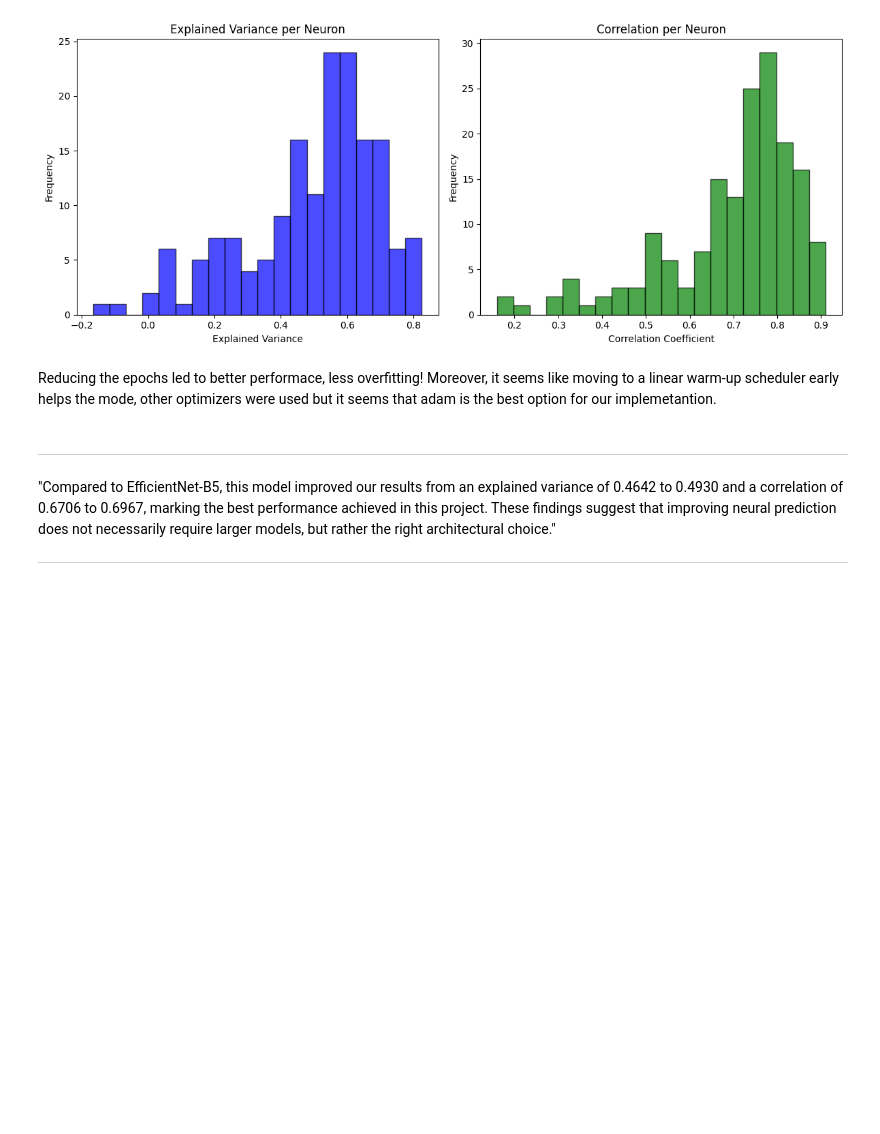
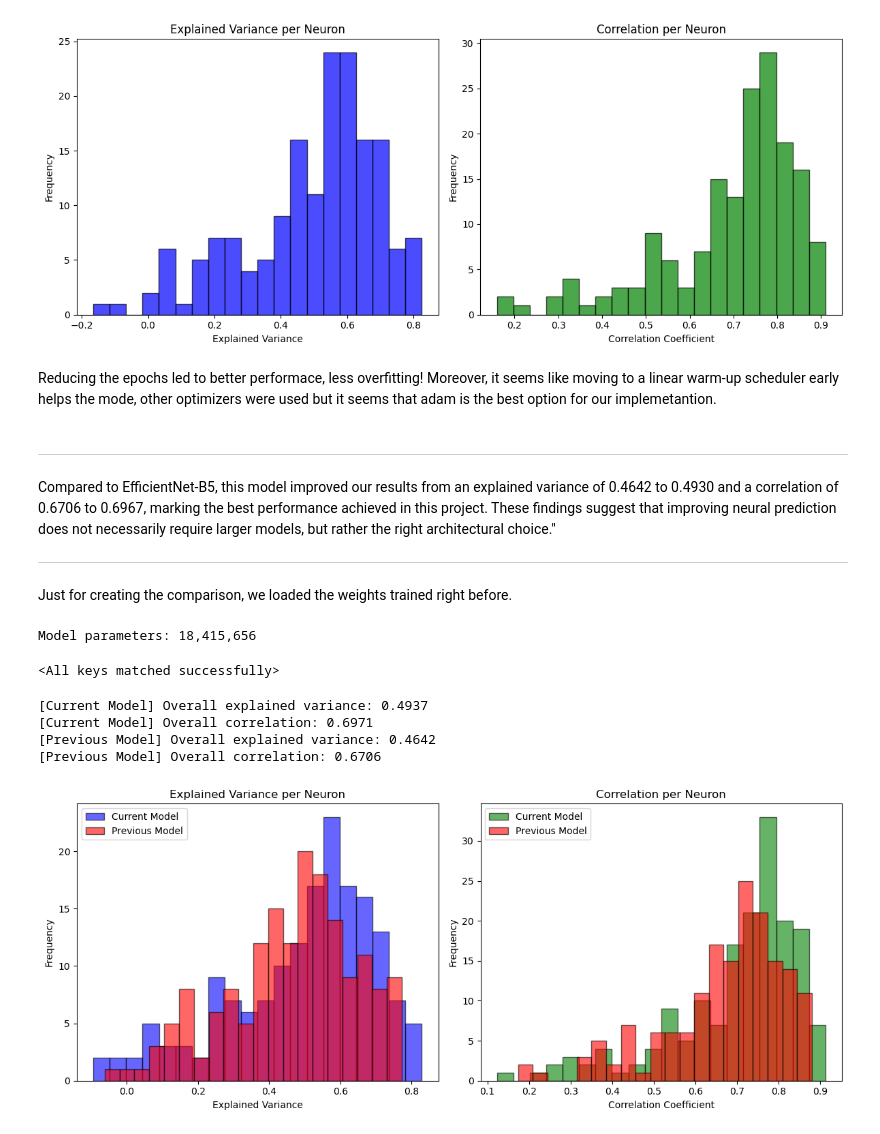
Before and after one commit to MetthewB/NX-414-Team-16, a Jupyter notebook: week8.ipynb, the cells around one changed output. Cells and saved outputs as stored; diff of their text form; code cells hidden in the pictures; blank space fills up the shorter version.

```diff
--- a/week8.ipynb
+++ b/week8.ipynb
@@ -1295,6 +1293,35 @@ Moreover, it seems like moving to a linear warm-up scheduler early helps the mod
 # %% [markdown]
 ---
 
-"Compared to EfficientNet-B5, this model improved our results from an explained variance of 0.4642 to 0.4930 and a correlation of 0.6706 to 0.6967, marking the best performance achieved in this project. These findings suggest that improving neural prediction does not necessarily require larger models, but rather the right architectural choice."
+Compared to EfficientNet-B5, this model improved our results from an explained variance of 0.4642 to 0.4930 and a correlation of 0.6706 to 0.6967, marking the best performance achieved in this project. These findings suggest that improving neural prediction does not necessarily require larger models, but rather the right architectural choice."
 
 ---
+# %% [markdown]
+Just for creating the comparison, we loaded the weights trained right before.
+# %%
+from torchvision.models import densenet201, DenseNet201_Weights
+
+# Load ImageNet‑pretrained backbone
+backbone = densenet201(weights=DenseNet201_Weights.IMAGENET1K_V1)
+
+# Replace classifier: DenseNet uses nn.Linear(in_features, 1000) by default
+in_features = backbone.classifier.in_features
+n_neurons = spikes_train.shape[1]
+
+backbone.classifier = nn.Linear(in_features, n_neurons)
+
+model = backbone.cpu()
+print(f"Model parameters: {sum(p.numel() for p in model.parameters()):,}")
+model.load_state_dict(torch.load('./models/DenseNet201.pth'))
+# %% [output]
+Model parameters: 18,415,656
+<All keys matched successfully>
+# %%
+evaluate_model(model, val_dataloader, spikes_val, device="cpu",
+               prev_model=eff_res, prev_dataloader=val_dataloader_res)
+# %% [output]
+[Current Model] Overall explained variance: 0.4937
+[Current Model] Overall correlation: 0.6971
+[Previous Model] Overall explained variance: 0.4642
+[Previous Model] Overall correlation: 0.6706
+[figure, added]
```
Also changed, not shown: parts of 45 cells of this notebook.
